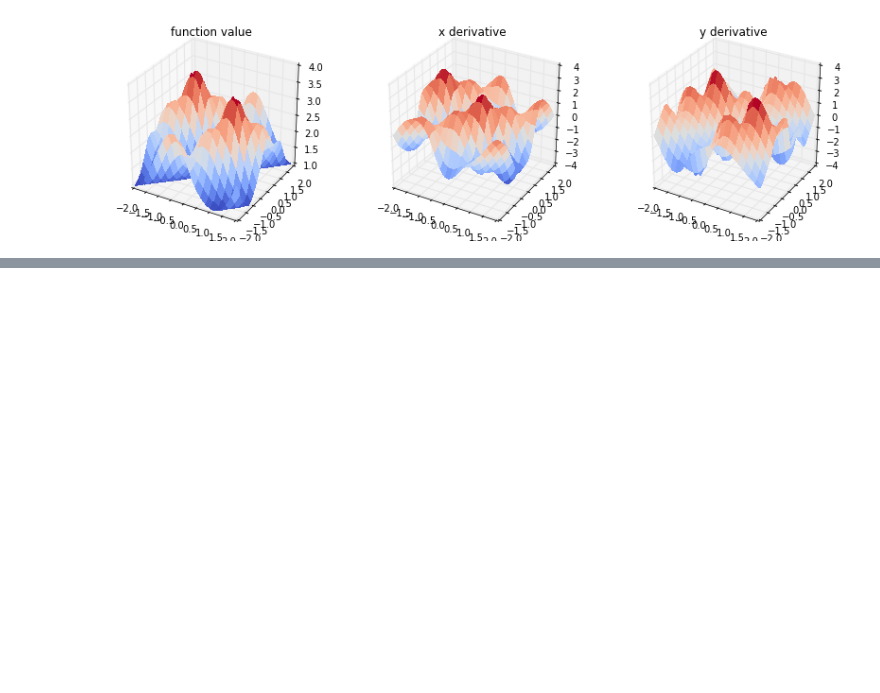
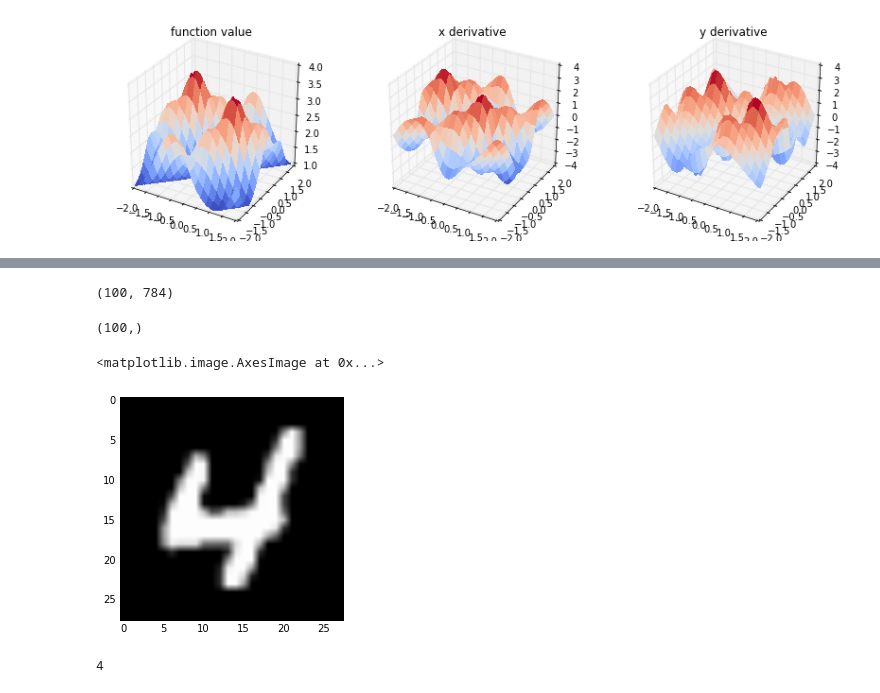
Before and after one commit to neuroailab/cs375, a Jupyter notebook: 2018/tutorials/Tutorial -- Tensorflow and TFUtils (Lecture 4a).ipynb, the cells around one changed output, grey strips where cells are left out. Drawn from its saved outputs; the diff is of its cells as text; code cells hidden in the pictures; blank space fills up the shorter version.

```diff
--- a/2018/tutorials/Tutorial -- Tensorflow Basics.ipynb
+++ b/2018/tutorials/Tutorial -- Tensorflow and TFUtils (Lecture 4a).ipynb
@@ -935,0 +952,6 @@ plt.title('y derivative')
+# %%
+data_dir = '/mnt/data/yamins/mnist_data'
+# %%
+train_data = mnist_data.build_data(directory=data_dir,
+                                   batch_size=100,
+                                   group='train')
@@ -935,0 +980,2 @@ plt.title('y derivative')
+# %%
+train_batch = sess.run(train_data)
@@ -935,0 +997,20 @@ plt.title('y derivative')
+# %%
+train_batch['images'].shape
+# %% [output]
+(100, 784)
+# %%
+train_batch['labels'].shape
+# %% [output]
+(100,)
+# %%
+im_array = train_batch['images'][0].reshape((28, 28))
+# %%
+plt.imshow(im_array, cmap='gray')
+# %% [output]
+<matplotlib.image.AxesImage at 0x...>
+[figure, added]
+# %%
+train_batch['labels'][0]
+#ok!
+# %% [output]
+4
```
Also changed, not shown: parts of 128 cells of this notebook, 5 other files.
